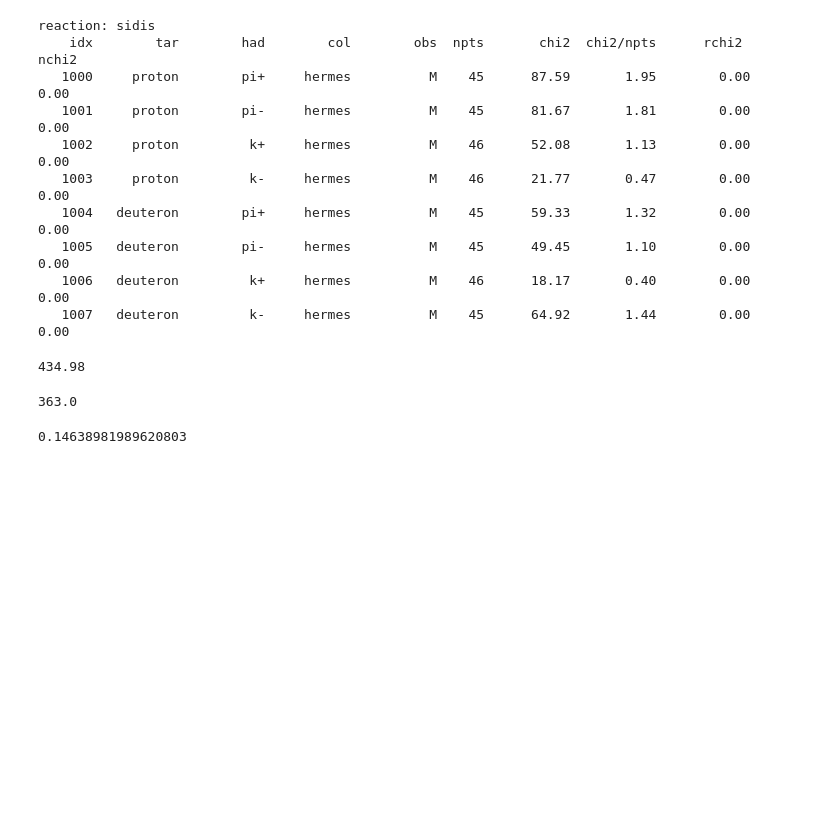
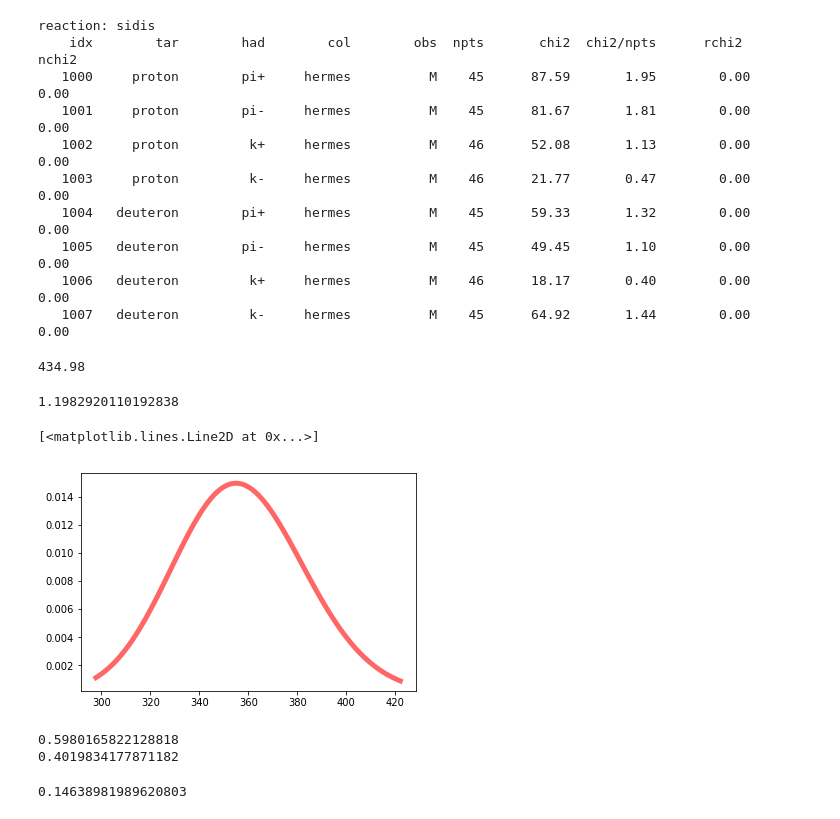
Before and after one commit to prokudin/collinearity, a Jupyter notebook: notebooks/sidis_alexei_fit125.ipynb, the cells around one changed output. Drawn from its saved outputs; the diff is of its cells as text; code cells hidden in the pictures; blank space fills up the shorter version.

```diff
--- a/notebooks/sidis_alexei_fit125.ipynb
+++ b/notebooks/sidis_alexei_fit125.ipynb
@@ -283,7 +283,7 @@ def chi2all(data):
 chi2all(data)
 # %% [output]
 434.98
-# %%
-pointsall(data)
-# %% [output]
-363.0
+# %%
+chi2all(data)/pointsall(data)
+# %% [output]
+1.1982920110192838
@@ -290,3 +293,20 @@ pointsall(data)
+# %%
+fig, ax = plt.subplots(1, 1)
+df = pointsall(data)-6
+x = np.linspace(chi2.ppf(0.01, df),chi2.ppf(0.99, df), 100)
+ax.plot(x, chi2.pdf(x, df),'r-', lw=5, alpha=0.6, label='chi2 pdf')
+# %% [output]
+[<matplotlib.lines.Line2D at 0x...>]
+[figure, added]
+# %%
+chi2.median(df, loc=0, scale=1)
+probabilityofthefit = chi2.cdf(pointsall(data), df, loc=0, scale=1)
+pvalue = 1- probabilityofthefit
+print(probabilityofthefit)
+print(pvalue)
+# %% [output]
+0.5980165822128818
+0.4019834177871182
 # %%
 np.mean(tab['pdf-widths1_uv'])
 np.std(tab['pdf-widths1_sea'])
```
Also changed, not shown: parts of 1 cell of this notebook, 1 other file.
